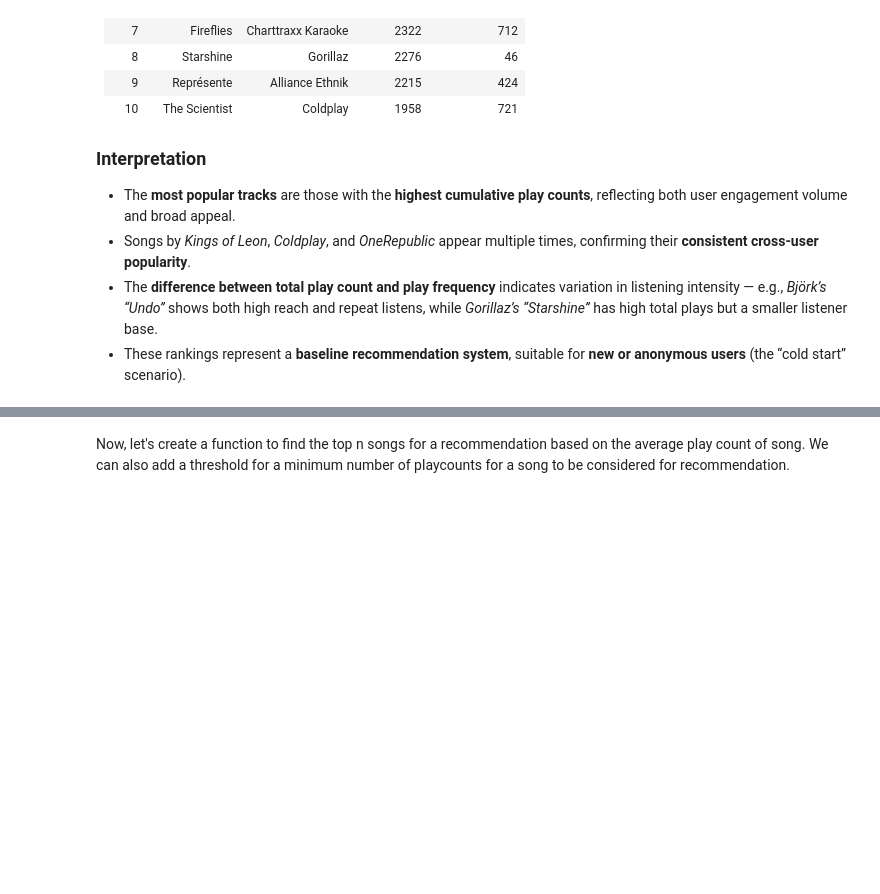
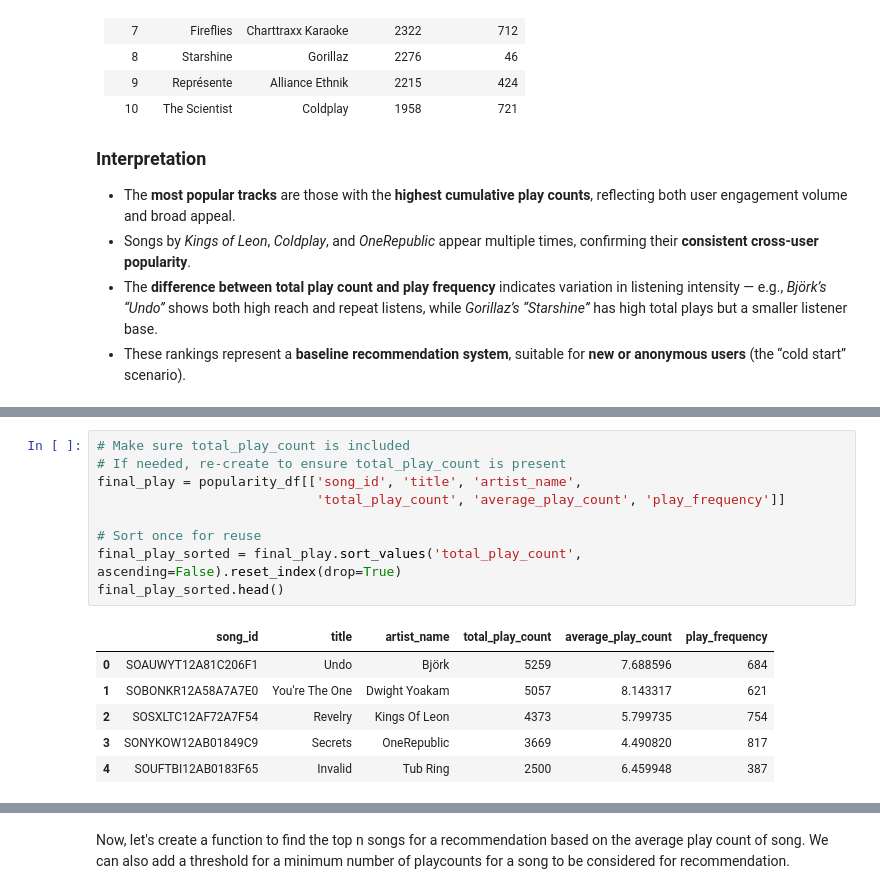
Before and after one commit to shaeristina-ds/mit-pe-spotify-rec, a Jupyter notebook: Music_Recommendation_System_Full_Code.ipynb, the cells around one changed output, grey strips where cells are left out. Cells and saved outputs as stored; diff of their text form; blank space fills up the shorter version.

```diff
--- a/Music_Recommendation_System_Full_Code.ipynb
+++ b/Music_Recommendation_System_Full_Code.ipynb
@@ -1228,0 +1241,16 @@ Using the shortened dataset, total and average play counts were aggregated by `s
+# %%
+# Make sure total_play_count is included
+# If needed, re-create to ensure total_play_count is present
+final_play = popularity_df[['song_id', 'title', 'artist_name',
+                            'total_play_count', 'average_play_count', 'play_frequency']]
+
+# Sort once for reuse
+final_play_sorted = final_play.sort_values('total_play_count', ascending=False).reset_index(drop=True)
+final_play_sorted.head()
+# %% [output]
+|  | song_id | title | artist_name | total_play_count | average_play_count | play_frequency |
+| 0 | SOAUWYT12A81C206F1 | Undo | Björk | 5259 | 7.688596 | 684 |
+| 1 | SOBONKR12A58A7A7E0 | You're The One | Dwight Yoakam | 5057 | 8.143317 | 621 |
+| 2 | SOSXLTC12AF72A7F54 | Revelry | Kings Of Leon | 4373 | 5.799735 | 754 |
+| 3 | SONYKOW12AB01849C9 | Secrets | OneRepublic | 3669 | 4.490820 | 817 |
+| 4 | SOUFTBI12AB0183F65 | Invalid | Tub Ring | 2500 | 6.459948 | 387 |
```
Also changed, not shown: parts of 23 cells of this notebook.
